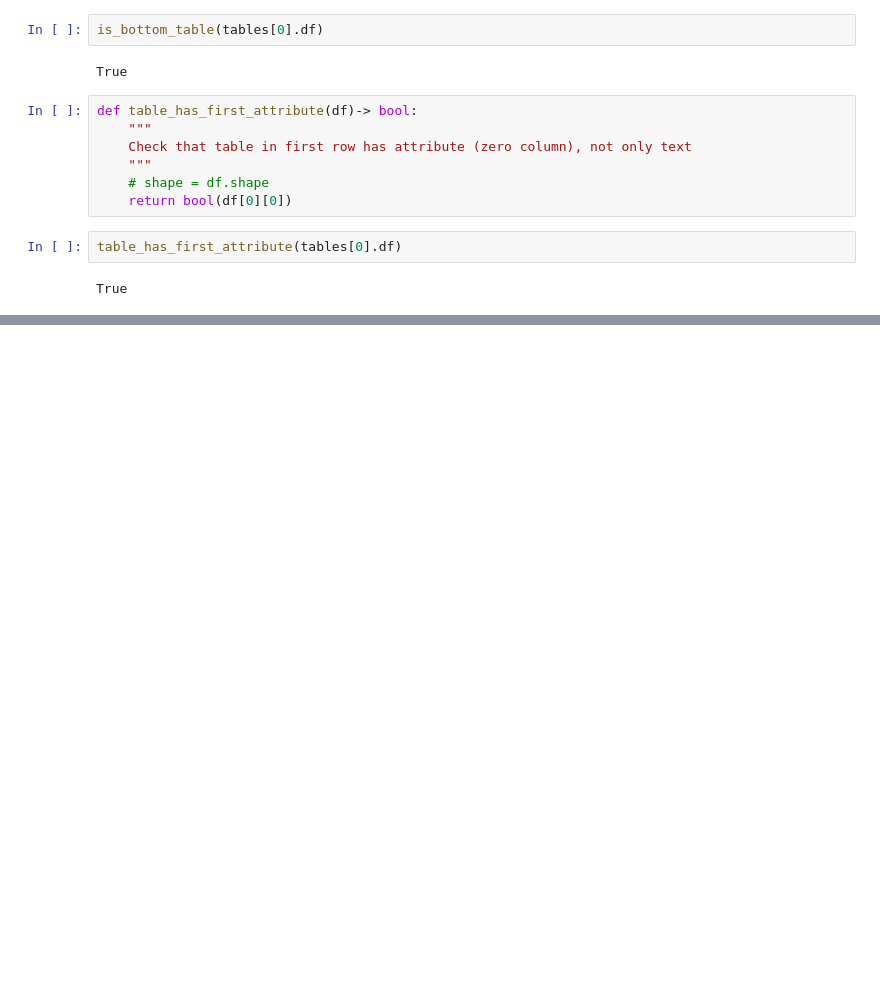
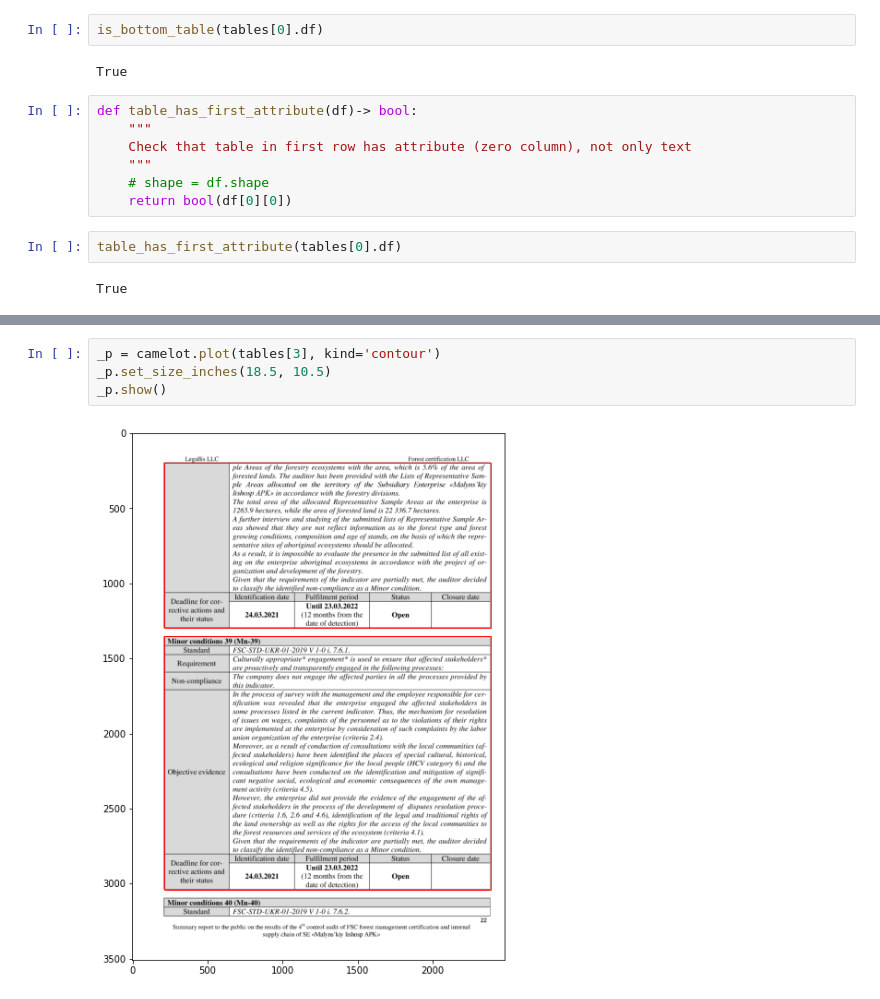
Before and after one commit to AlKravets/FSC-Summary-parser, a Jupyter notebook: Research/Work with first type of docs.ipynb, the cells around one changed output, grey strips where cells are left out. Drawn from its saved outputs; the diff is of its cells as text; blank space fills up the shorter version.

```diff
--- a/Research/Work with first type of docs.ipynb
+++ b/Research/Work with first type of docs.ipynb
@@ -381,0 +443,6 @@ True
+# %%
+_p = camelot.plot(tables[3], kind='contour')
+_p.set_size_inches(18.5, 10.5)
+_p.show()
+# %% [output]
+[figure, added]
```
Also changed, not shown: parts of 21 cells of this notebook.
